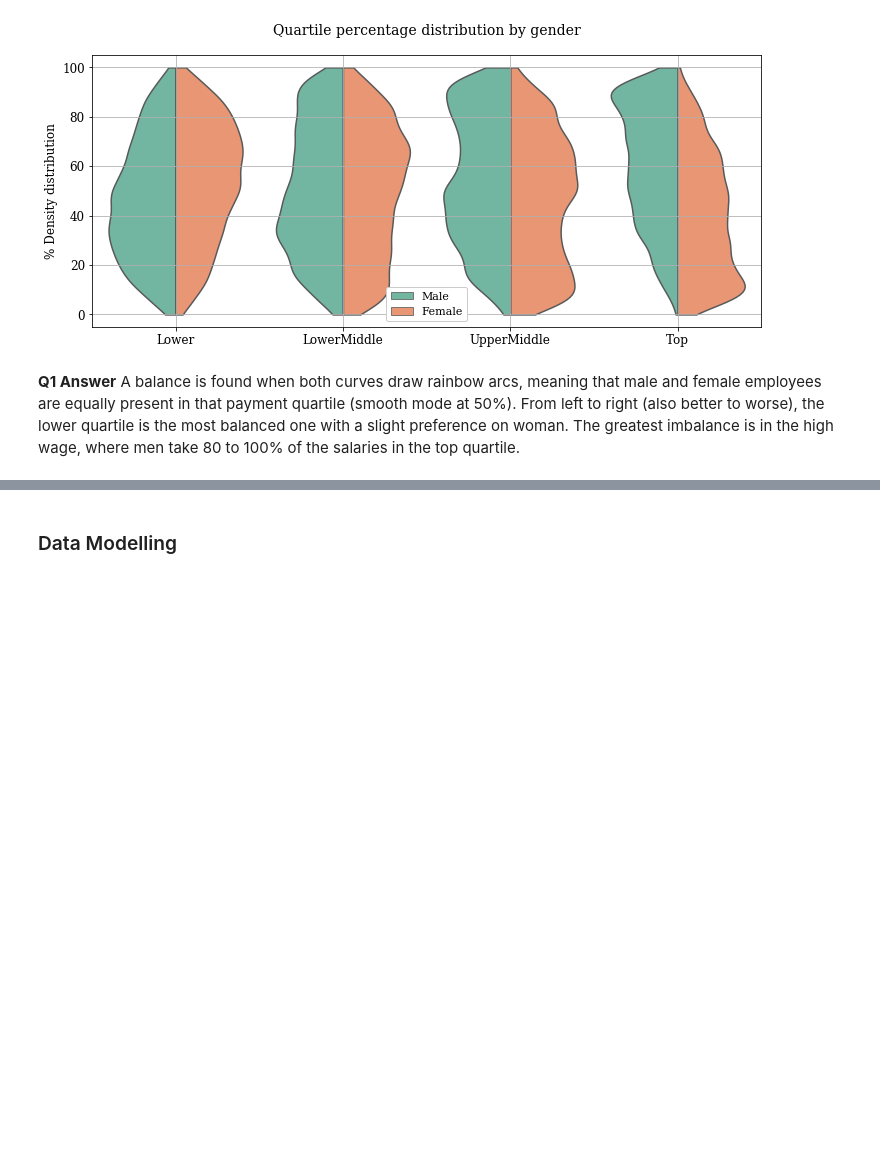
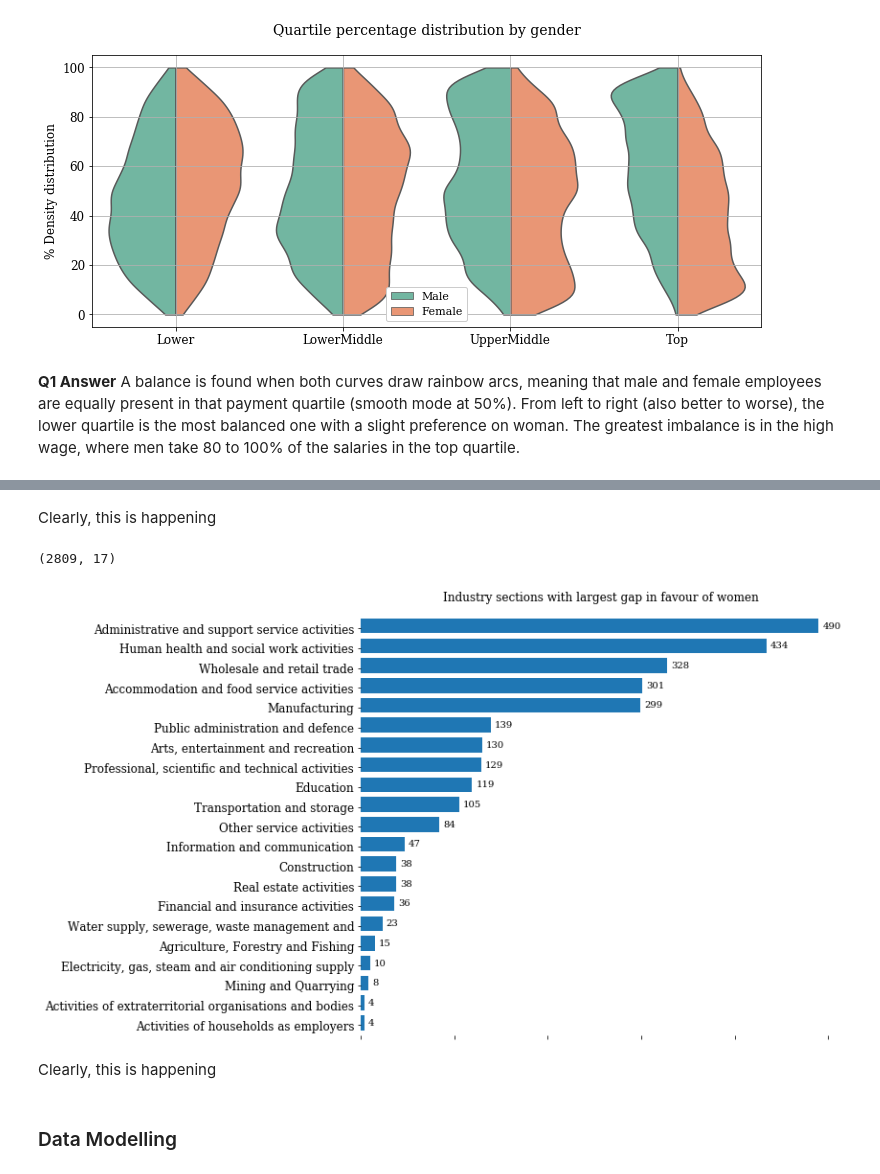
Before and after one commit to leanguardia/gender-pay-gap-uk, a Jupyter notebook: UK-Gender-Pay-Gap.ipynb, the cells around one changed output, grey strips where cells are left out. Drawn from its saved outputs; the diff is of its cells as text; code cells hidden in the pictures; blank space fills up the shorter version.

```diff
--- a/UK-Gender-Pay-Gap.ipynb
+++ b/UK-Gender-Pay-Gap.ipynb
@@ -283,3 +317,13 @@ df2[["SicCodes", "SicSections"]].sample(5)
+# %% [markdown]
+Clearly, this is happening
+# %%
+female_biased = df2.sort_values(by=['DiffMedianHourlyPercent']).head(quarter_rows)
+plot_section_dist(female_biased, title="Industry sections with largest gap in favour of women", filename="female")
+# %% [output]
+(2809, 17)
+[figure, added]
+# %% [markdown]
+Clearly, this is happening
 # %% [markdown]
 ### Data Modelling
 # %% [markdown]
```
Also changed, not shown: parts of 15 cells of this notebook, 1 other file.
